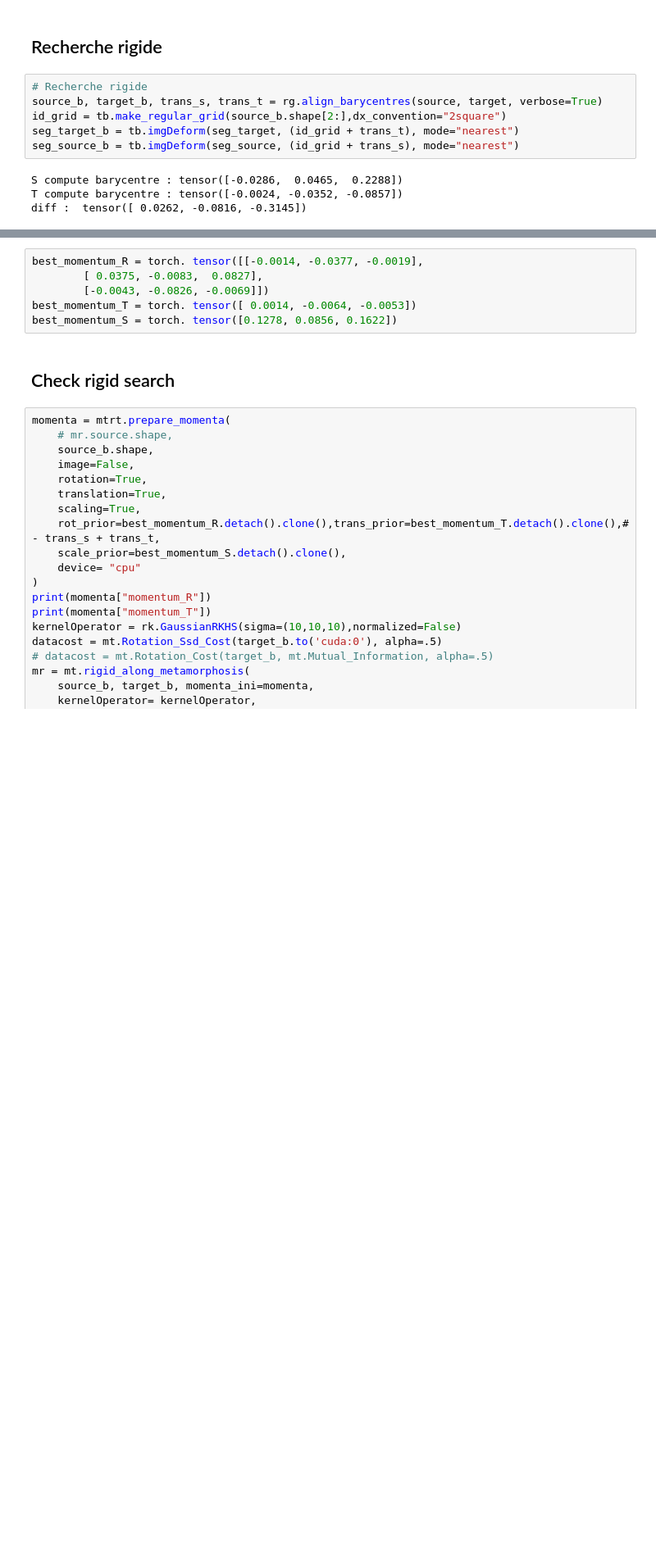
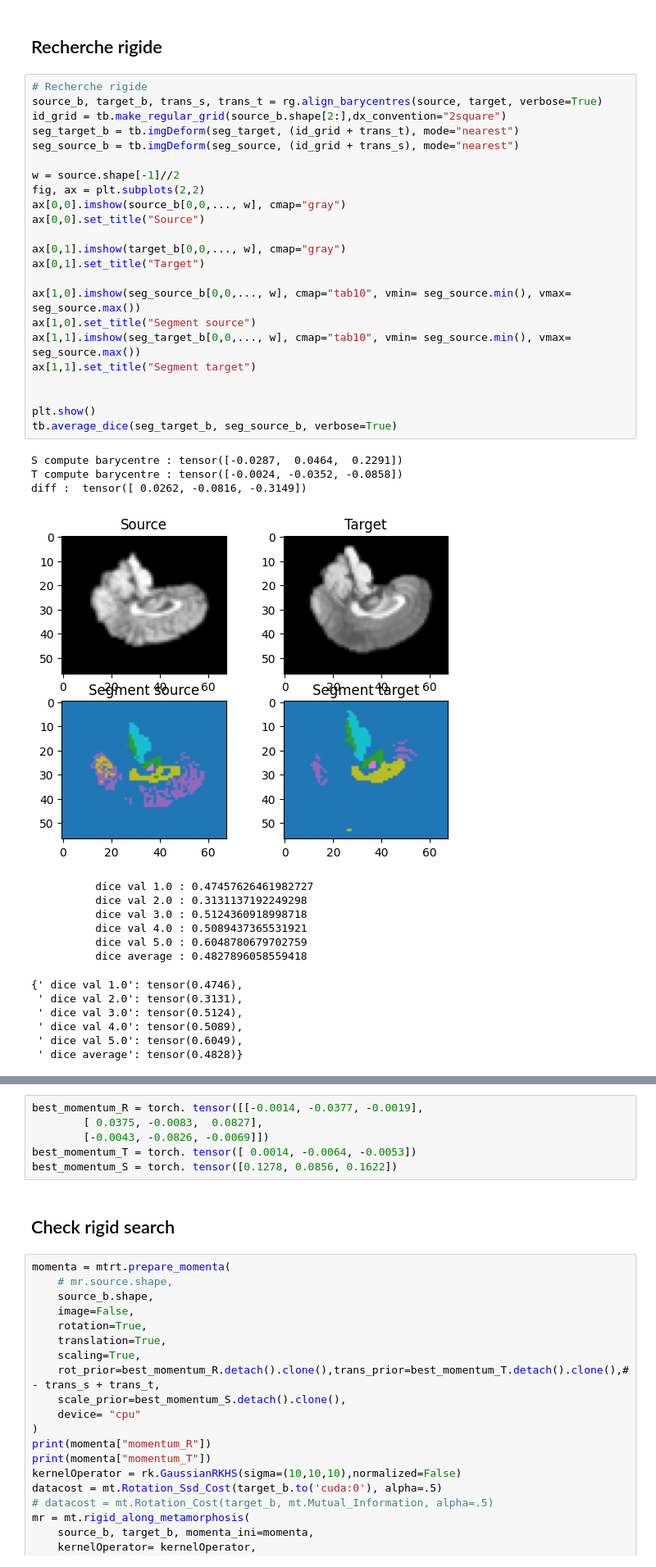
Before and after one commit to antonfrancois/Demeter_metamorphosis, a Jupyter notebook: examples/execute_ixi_template.ipynb, the cells around one changed output, grey strips where cells are left out. Shown at 82% size. Saved outputs shown, nothing was run; the diff lists cells and outputs as text; blank space fills up the shorter version.

```diff
--- a/examples/execute_ixi_template.ipynb
+++ b/examples/execute_ixi_template.ipynb
@@ -190,13 +190,43 @@ IXI026-Guys-0696-T1 image size : torch.Size([1, 1, 154, 183, 154])
 # %%
 # Recherche rigide
 source_b, target_b, trans_s, trans_t = rg.align_barycentres(source, target, verbose=True)
 id_grid = tb.make_regular_grid(source_b.shape[2:],dx_convention="2square")
 seg_target_b = tb.imgDeform(seg_target, (id_grid + trans_t), mode="nearest")
 seg_source_b = tb.imgDeform(seg_source, (id_grid + trans_s), mode="nearest")
+
+w = source.shape[-1]//2
+fig, ax = plt.subplots(2,2)
+ax[0,0].imshow(source_b[0,0,..., w], cmap="gray")
+ax[0,0].set_title("Source")
+
+ax[0,1].imshow(target_b[0,0,..., w], cmap="gray")
+ax[0,1].set_title("Target")
+
+ax[1,0].imshow(seg_source_b[0,0,..., w], cmap="tab10", vmin= seg_source.min(), vmax= seg_source.max())
+ax[1,0].set_title("Segment source")
+ax[1,1].imshow(seg_target_b[0,0,..., w], cmap="tab10", vmin= seg_source.min(), vmax= seg_source.max())
+ax[1,1].set_title("Segment target")
+
+
+plt.show()
+tb.average_dice(seg_target_b, seg_source_b, verbose=True)
 # %% [output]
-S compute barycentre : tensor([-0.0286,  0.0465,  0.2288])
-T compute barycentre : tensor([-0.0024, -0.0352, -0.0857])
-diff :  tensor([ 0.0262, -0.0816, -0.3145])
+S compute barycentre : tensor([-0.0287,  0.0464,  0.2291])
+T compute barycentre : tensor([-0.0024, -0.0352, -0.0858])
+diff :  tensor([ 0.0262, -0.0816, -0.3149])
+[figure, added]
+          dice val 1.0 : 0.47457626461982727
+          dice val 2.0 : 0.3131137192249298
+          dice val 3.0 : 0.5124360918998718
+          dice val 4.0 : 0.5089437365531921
+          dice val 5.0 : 0.6048780679702759
+          dice average : 0.4827896058559418
+{' dice val 1.0': tensor(0.4746),
+ ' dice val 2.0': tensor(0.3131),
+ ' dice val 3.0': tensor(0.5124),
+ ' dice val 4.0': tensor(0.5089),
+ ' dice val 5.0': tensor(0.6049),
+ ' dice average': tensor(0.4828)}
 # %%
 kernelOperator = rk.GaussianRKHS(sigma=(15,15,15),normalized=False)
 datacost = mt.Rotation_Ssd_Cost(target_b.to('cuda:0'), alpha=1)
```
Also changed, not shown: parts of 6 cells of this notebook, 1 other file.
